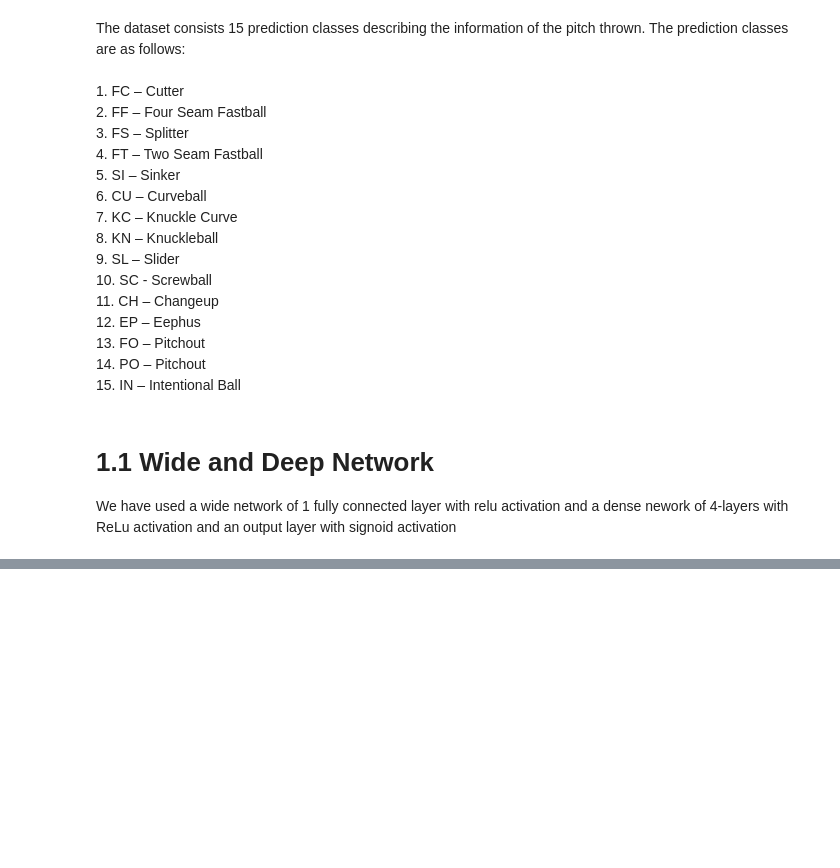
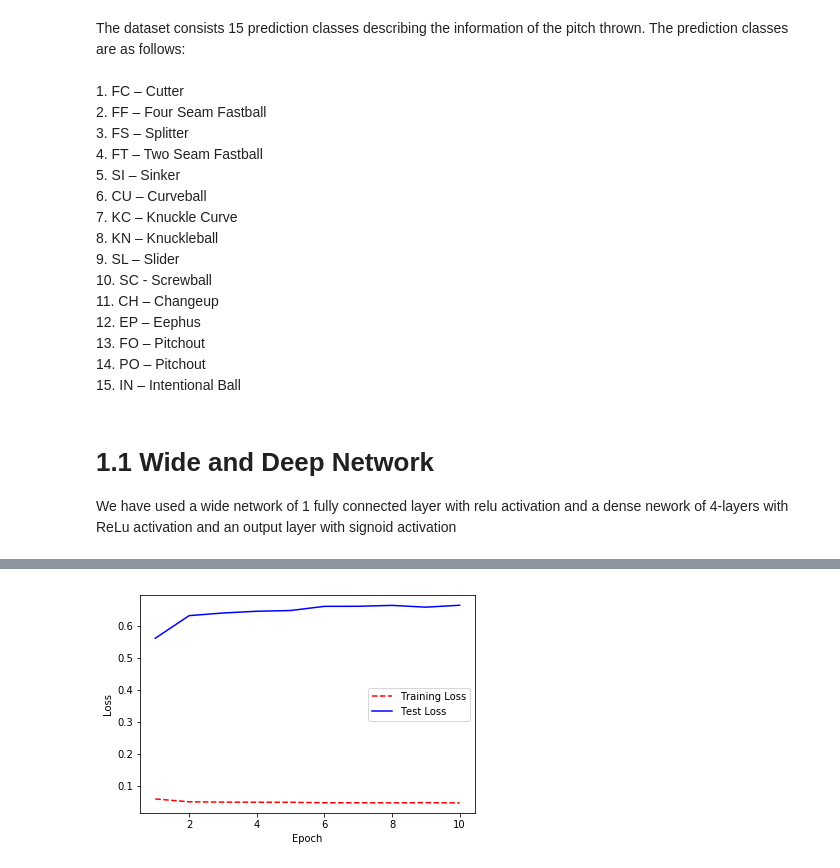
Before and after one commit to rasimon22/CSE7324, a Jupyter notebook: Lab5/Untitled.ipynb, the cells around one changed output, grey strips where cells are left out. Saved outputs shown, nothing was run; the diff lists cells and outputs as text; code cells hidden in the pictures; blank space fills up the shorter version.

```diff
--- a/Lab5/Untitled.ipynb
+++ b/Lab5/Untitled.ipynb
@@ -30,6 +30,12 @@ from sklearn.preprocessing import LabelEncoder
 df.drop_duplicates(inplace=True)
 df = df[df.pitch_type != 'UN']
 df = df[df.pitch_type != 'FA']
+df = df[df.pitch_type != 'SC']
+df = df[df.pitch_type != 'FO']
+df = df[df.pitch_type != 'EP']
+
+
+
 
 features = ['break_angle', 'break_length', 'end_speed', 'start_speed', 'spin_rate', 'pitch_num',
            'ax', 'ay', 'az', 'nasty', 'sz_bot', 'sz_top', 'vx0', 'vy0', 'vz0', 'x', 'y']
@@ -104,7 +125,7 @@ The dataset consists 15 prediction classes describing the information of the pit
 
 We have used a wide network of 1 fully connected layer with relu activation and a dense nework of 4-layers with ReLu activation and an output layer with signoid activation
 # %%
-from keras.layers import Dense, Activation, Input
+from keras.layers import Dense, Activation, Input, Dropout
 from keras.layers import Embedding, Flatten, concatenate
 from keras.models import Model
 from sklearn.preprocessing import StandardScaler
@@ -113,14 +134,20 @@ inputs = Input(shape=(X_train[features].shape[1],))
 inputs_wide = Input(shape=(X_train_ohe.shape[1],))
 output_wide = Dense(units=3, activation='relu')(inputs_wide)
 
+
 x = Dense(units=34, activation='relu')(inputs)
+x = Dense(units=30, activation='relu')(x)
 x = Dense(units=27, activation='relu')(x)
+x = Dropout(.25)(x)
 x = Dense(units=19, activation='relu')(x)
+x = Dropout(.25)(x)
 x = Dense(units=15, activation='relu')(x)
+x = Dropout(.25)(x)
 output_deep = Dense(13, activation ='sigmoid')(x)
 
 final_branch = concatenate([output_wide, output_deep], name='concat_1')
-final_branch = Dense(units=13, activation='softmax', name = 'combined')(final_branch)
+final_branch = Dropout(.3)(final_branch)
+final_branch = Dense(units=10, activation='softmax', name = 'combined')(final_branch)
 
 model = Model(inputs = [inputs, inputs_wide], outputs = final_branch)
 model.compile(optimizer='adam', loss = 'mean_squared_error', metrics=['accuracy'])
@@ -169,4 +173,4 @@ print(X_train_ohe)
 # %%
-model.fit([X_train, X_train_ohe] ,y_train, epochs=10, batch_size=50, verbose=1)
+history = model.fit([X_train, X_train_ohe] ,y_train, epochs=10, batch_size=50, verbose=1)
 # %% [output]
 Epoch 1/10
@@ -193,3 +196,18 @@ Epoch 10/10
+# %%
+import matplotlib.pyplot as plt
+training_loss = history.history['loss']
+test_loss = history.history['acc']
+
+epoch_count = range(1, len(training_loss) + 1)
+
+plt.plot(epoch_count, training_loss, 'r--')
+plt.plot(epoch_count, test_loss, 'b-')
+plt.legend(['Training Loss', 'Test Loss'])
+plt.xlabel('Epoch')
+plt.ylabel('Loss')
+plt.show()
+# %% [output]
+[figure, added]
 # %%
 
 from sklearn import metrics as mt
```
Also changed, not shown: parts of 12 cells of this notebook.
